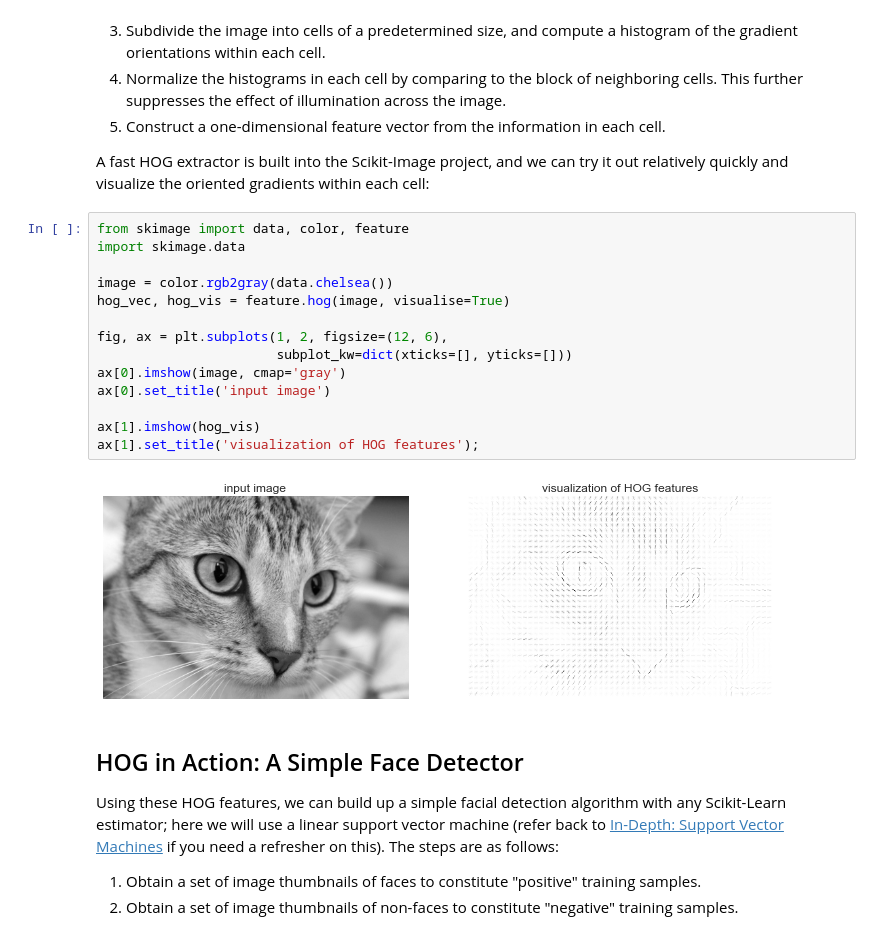
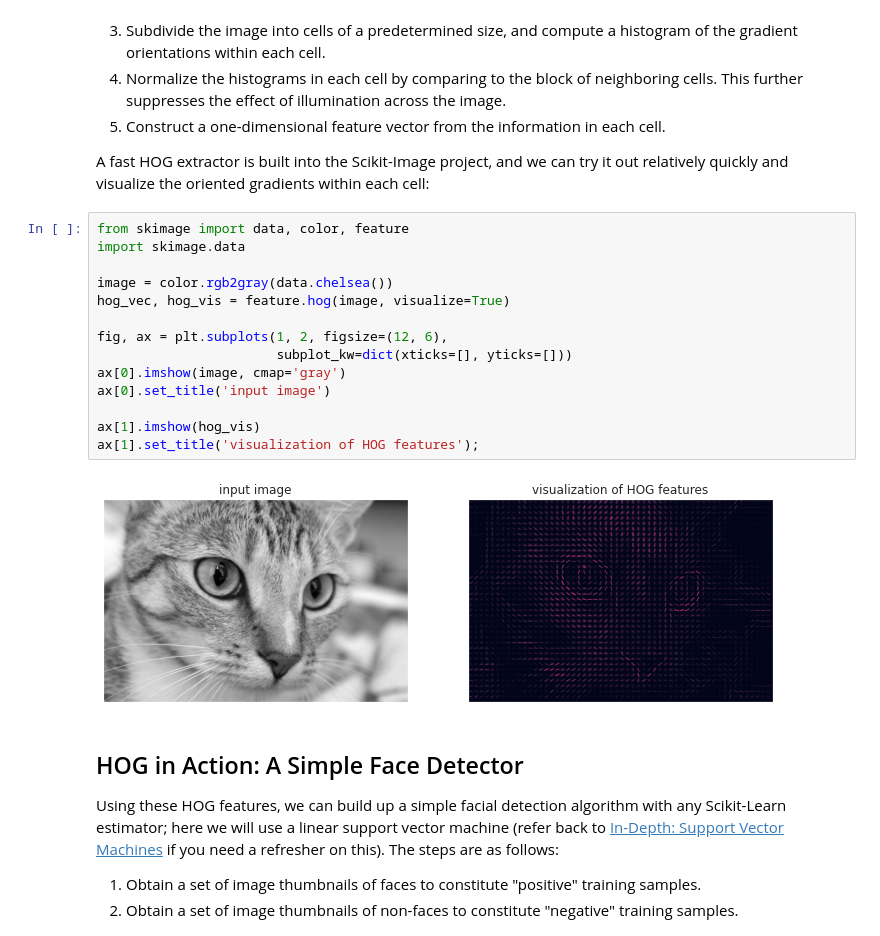
Before and after one commit to chokr0216/-2, a Jupyter notebook: 05_14_Image_Features_ipynb의_사본.ipynb, the cells around one changed output. Drawn from its saved outputs; the diff is of its cells as text.

```diff
--- a/05_14_Image_Features_ipynb의_사본.ipynb
+++ b/05_14_Image_Features_ipynb의_사본.ipynb
@@ -48,19 +48,19 @@ A fast HOG extractor is built into the Scikit-Image project, and we can try it o
 # %%
 from skimage import data, color, feature
 import skimage.data
 
 image = color.rgb2gray(data.chelsea())
-hog_vec, hog_vis = feature.hog(image, visualise=True)
+hog_vec, hog_vis = feature.hog(image, visualize=True)
 
 fig, ax = plt.subplots(1, 2, figsize=(12, 6),
                        subplot_kw=dict(xticks=[], yticks=[]))
 ax[0].imshow(image, cmap='gray')
 ax[0].set_title('input image')
 
 ax[1].imshow(hog_vis)
 ax[1].set_title('visualization of HOG features');
 # %% [output]
-[figure, old version]
+[figure, new version]
 # %% [markdown]
 ## HOG in Action: A Simple Face Detector
 
```
Also changed, not shown: parts of 9 cells of this notebook.
